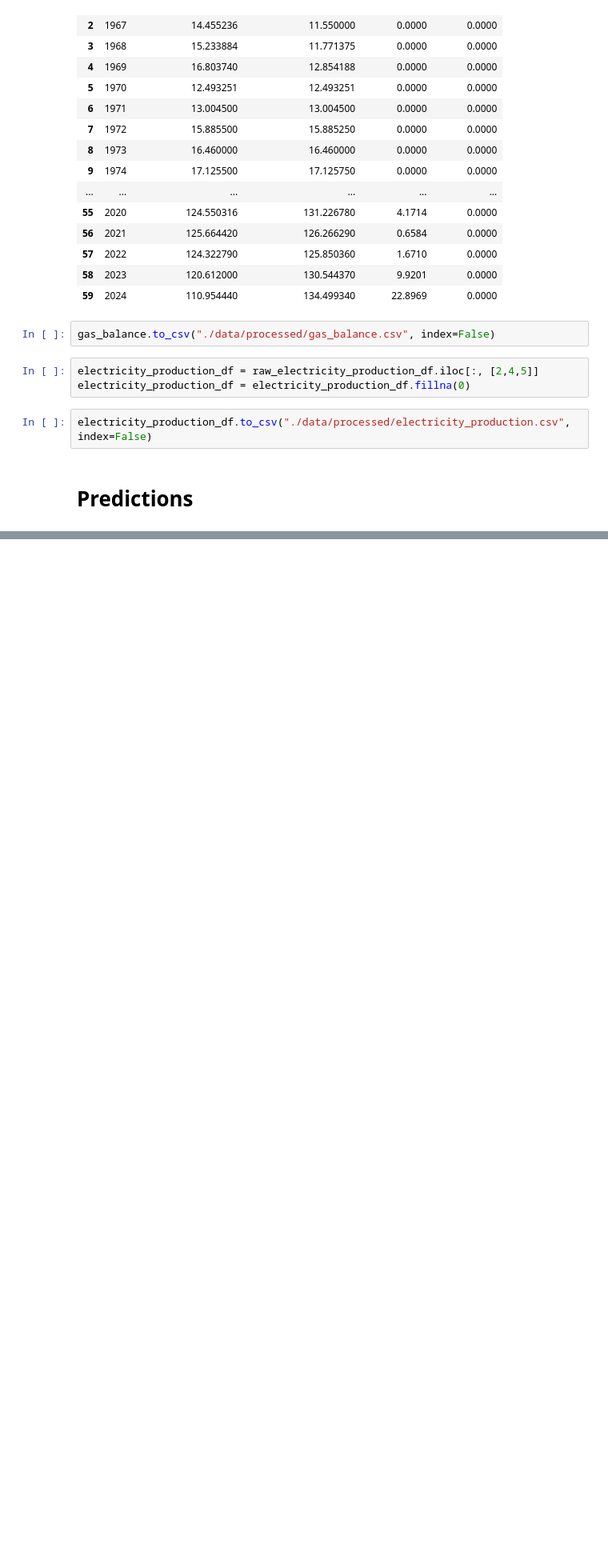
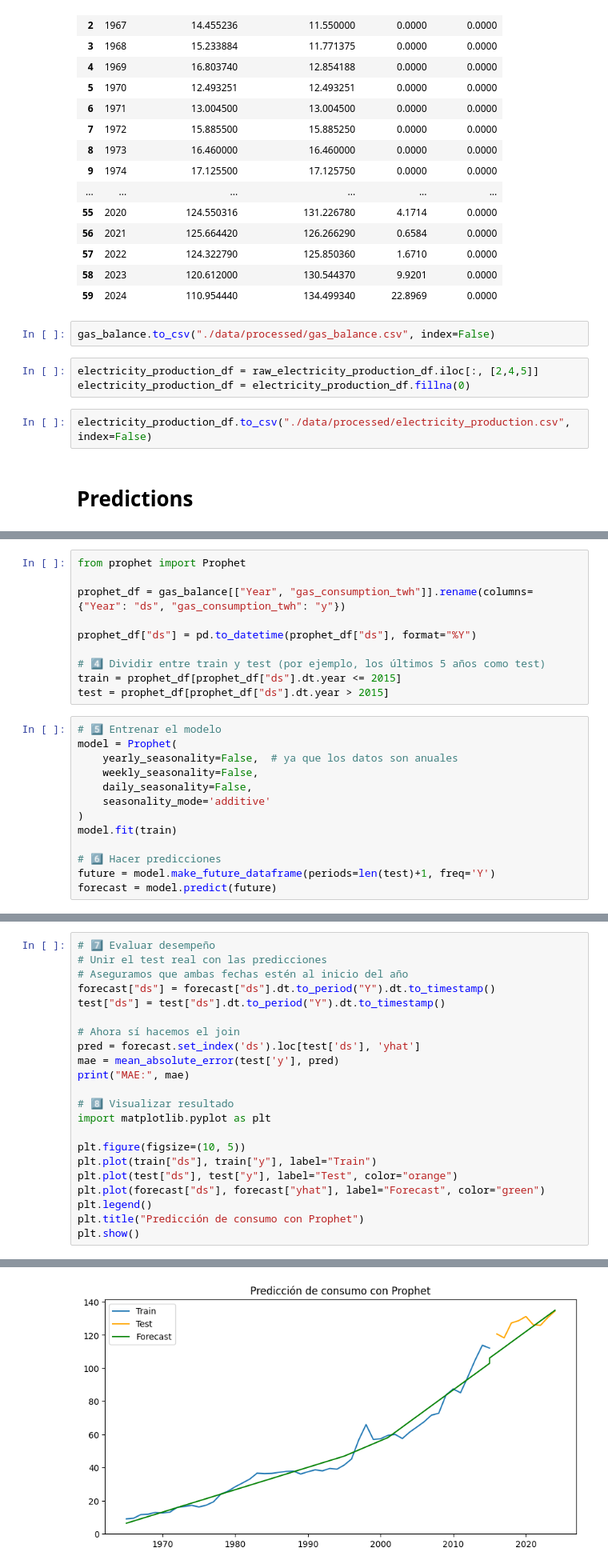
Before and after one commit to Alphalejo/Colombian_energy_balance, a Jupyter notebook: draft.ipynb, the cells around one changed output, grey strips where cells are left out. Shown at 80% size. Cells and saved outputs as stored; diff of their text form; blank space fills up the shorter version.

Commit message:
models trained

```diff
--- a/draft.ipynb
+++ b/draft.ipynb
@@ -82,0 +179,23 @@ electricity_production_df.to_csv("./data/processed/electricity_production.csv",
+# %%
+from prophet import Prophet
+
+prophet_df = gas_balance[["Year", "gas_consumption_twh"]].rename(columns={"Year": "ds", "gas_consumption_twh": "y"})
+
+prophet_df["ds"] = pd.to_datetime(prophet_df["ds"], format="%Y")
+
+# 4️⃣ Dividir entre train y test (por ejemplo, los últimos 5 años como test)
+train = prophet_df[prophet_df["ds"].dt.year <= 2015]
+test = prophet_df[prophet_df["ds"].dt.year > 2015]
+# %%
+# 5️⃣ Entrenar el modelo
+model = Prophet(
+    yearly_seasonality=False,  # ya que los datos son anuales
+    weekly_seasonality=False,
+    daily_seasonality=False,
+    seasonality_mode='additive'
+)
+model.fit(train)
+
+# 6️⃣ Hacer predicciones
+future = model.make_future_dataframe(periods=len(test)+1, freq='Y')
+forecast = model.predict(future)
@@ -82,0 +205,23 @@ electricity_production_df.to_csv("./data/processed/electricity_production.csv",
+# %%
+# 7️⃣ Evaluar desempeño
+# Unir el test real con las predicciones
+# Aseguramos que ambas fechas estén al inicio del año
+forecast["ds"] = forecast["ds"].dt.to_period("Y").dt.to_timestamp()
+test["ds"] = test["ds"].dt.to_period("Y").dt.to_timestamp()
+
+# Ahora sí hacemos el join
+pred = forecast.set_index('ds').loc[test['ds'], 'yhat']
+mae = mean_absolute_error(test['y'], pred)
+print("MAE:", mae)
+
+# 8️⃣ Visualizar resultado
+import matplotlib.pyplot as plt
+
+plt.figure(figsize=(10, 5))
+plt.plot(train["ds"], train["y"], label="Train")
+plt.plot(test["ds"], test["y"], label="Test", color="orange")
+plt.plot(forecast["ds"], forecast["yhat"], label="Forecast", color="green")
+plt.legend()
+plt.title("Predicción de consumo con Prophet")
+plt.show()
+# %% [output]
@@ -82,0 +234 @@ electricity_production_df.to_csv("./data/processed/electricity_production.csv",
+[figure, added]
```
Also changed, not shown: parts of 10 cells of this notebook, 13 other files.
